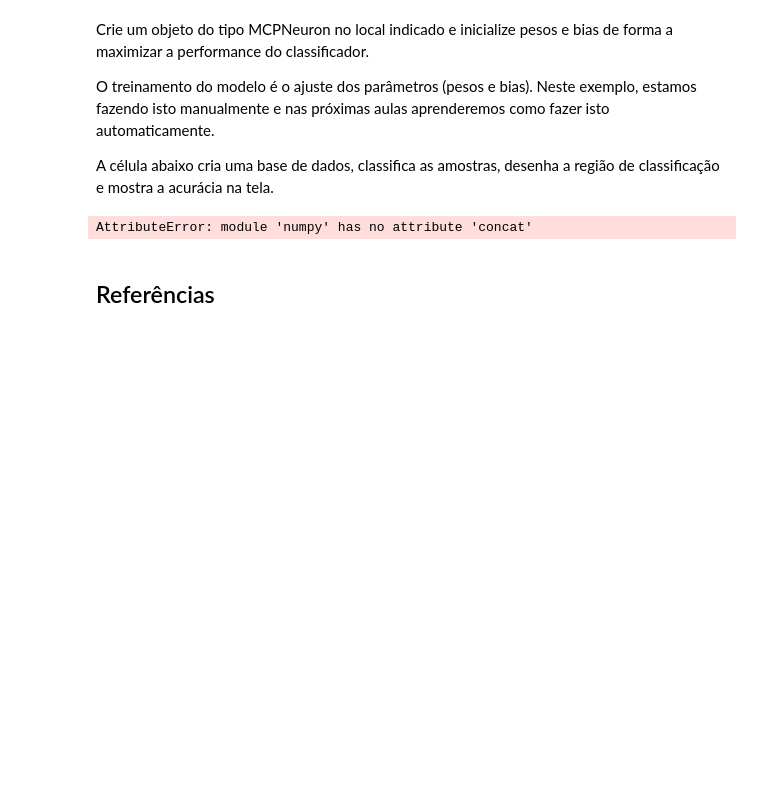
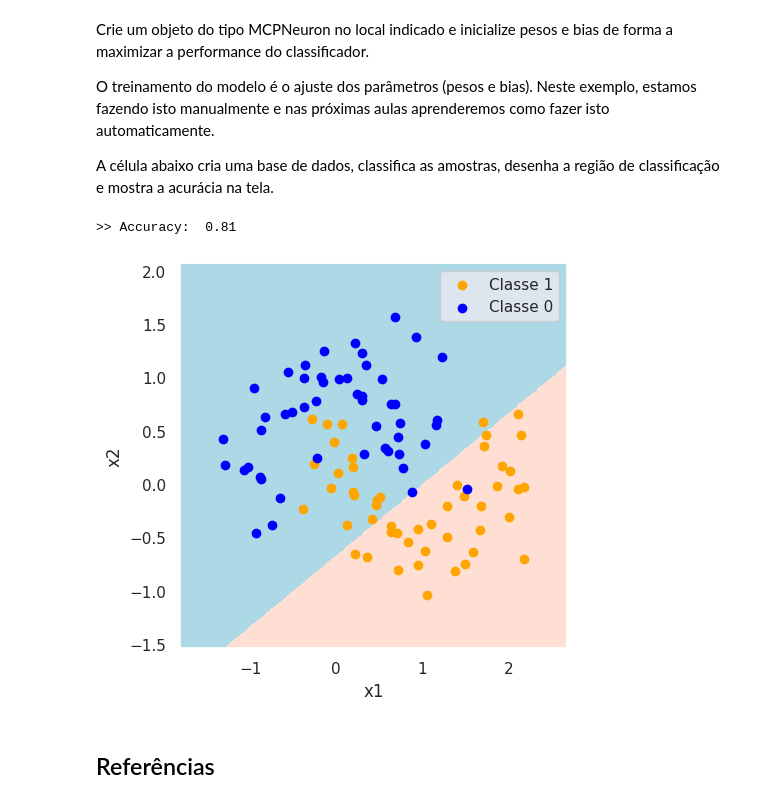
Before and after one commit to hygo2025/rna, a Jupyter notebook: 02-01-MPC-Atividade-especificacao.ipynb, the cells around one changed output. Cells and saved outputs as stored; diff of their text form; code cells hidden in the pictures; blank space fills up the shorter version.

```diff
--- a/02-01-MPC-Atividade-especificacao.ipynb
+++ b/02-01-MPC-Atividade-especificacao.ipynb
@@ -496,31 +498,32 @@ A célula abaixo cria uma base de dados, classifica as amostras, desenha a regi
 # %%
 # resposta:
 
 # imports
 import numpy as np
 import pandas as pd
 from sklearn.datasets import make_moons
 
 # cria o dataset
 x, y = make_moons(noise=0.3, random_state=0)
 data = np.concat([x, np.expand_dims(y, axis=1)], axis=1)
 df = pd.DataFrame(data, columns = 'x1 x2 Classe'.split())
 
 # define o classificador
 
 ##########################
 # ADICIONE A RESPOSTA ABAIXO
 ##########################
-classifier = MCPNeuron(weights=[1.0, -0.33], bias=0.40)
+classifier = MCPNeuron(weights=[1.0, -1.5], bias=1.0)
 
 # desenha as regicoes de classificacao
 draw_classification_region(df, classifier)
 
 # calcula a metrica
 predicted = [classifier.forward(sample) for sample in x]
 print(">> Accuracy: ", accuracy_metric(expected=y, predicted=predicted))
 # %% [output]
-AttributeError: module 'numpy' has no attribute 'concat'
+>> Accuracy:  0.81
+[figure, added]
 # %% [markdown]
 ## Referências
 # %% [markdown]
```
Also changed, not shown: parts of 6 cells of this notebook.
